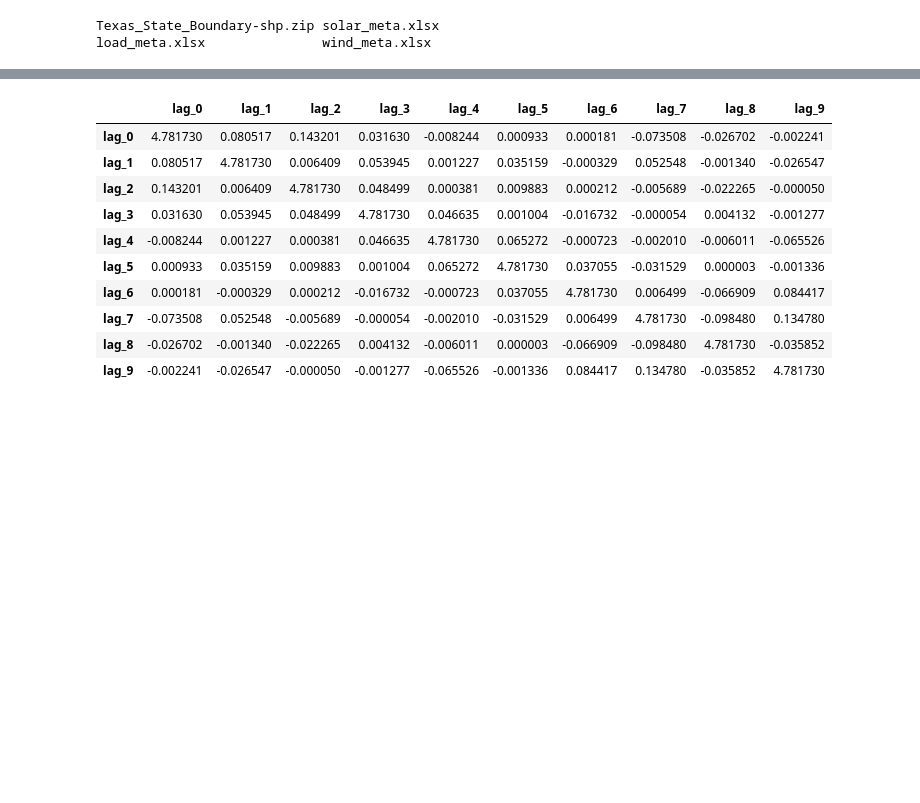
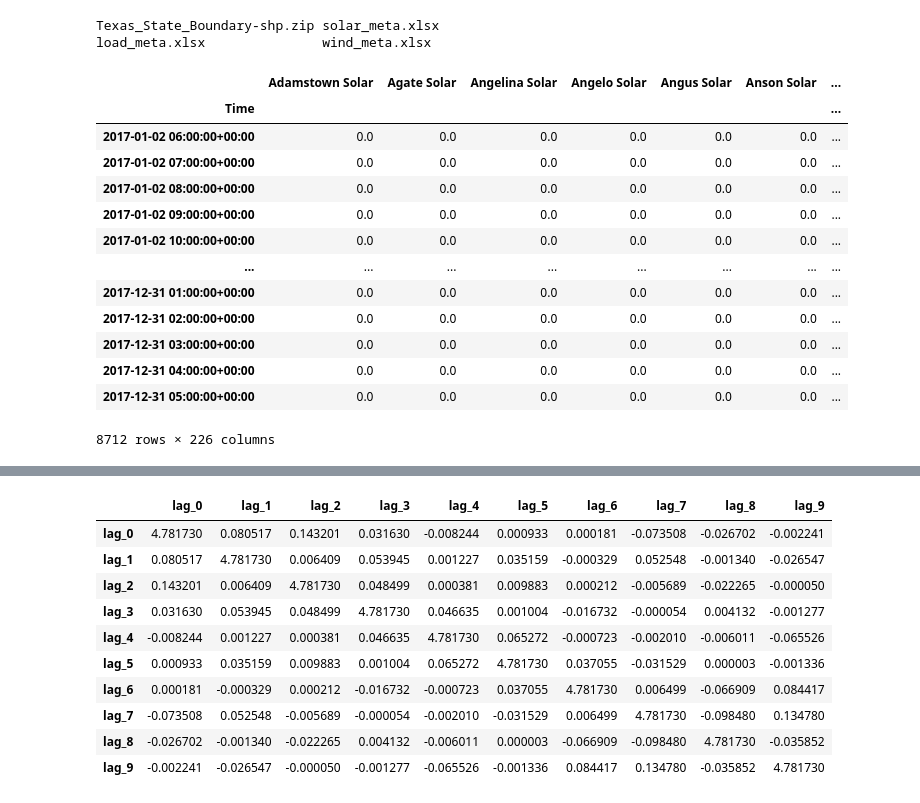
Before and after one commit to PrincetonUniversity/PGscen, a Jupyter notebook: example/solar_pca.ipynb, the cells around one changed output, grey strips where cells are left out. Drawn from its saved outputs; the diff is of its cells as text; code cells hidden in the pictures; blank space fills up the shorter version.

```diff
--- a/example/solar_pca.ipynb
+++ b/example/solar_pca.ipynb
@@ -47,3 +59,20 @@ scen_timesteps = pd.date_range(start=scen_start_time,periods=24, freq='H')
+# %%
+solar_site_actual_hists
+# %% [output]
+|  | Adamstown Solar | Agate Solar | Angelina Solar | Angelo Solar | Angus Solar | Anson Solar | ... |
+| Time |  |  |  |  |  |  | ... |
+| 2017-01-02 06:00:00+00:00 | 0.0 | 0.0 | 0.0 | 0.0 | 0.0 | 0.0 | ... |
+| 2017-01-02 07:00:00+00:00 | 0.0 | 0.0 | 0.0 | 0.0 | 0.0 | 0.0 | ... |
+| 2017-01-02 08:00:00+00:00 | 0.0 | 0.0 | 0.0 | 0.0 | 0.0 | 0.0 | ... |
+| 2017-01-02 09:00:00+00:00 | 0.0 | 0.0 | 0.0 | 0.0 | 0.0 | 0.0 | ... |
+| 2017-01-02 10:00:00+00:00 | 0.0 | 0.0 | 0.0 | 0.0 | 0.0 | 0.0 | ... |
+| ... | ... | ... | ... | ... | ... | ... | ... |
+| 2017-12-31 01:00:00+00:00 | 0.0 | 0.0 | 0.0 | 0.0 | 0.0 | 0.0 | ... |
+| 2017-12-31 02:00:00+00:00 | 0.0 | 0.0 | 0.0 | 0.0 | 0.0 | 0.0 | ... |
+| 2017-12-31 03:00:00+00:00 | 0.0 | 0.0 | 0.0 | 0.0 | 0.0 | 0.0 | ... |
+| 2017-12-31 04:00:00+00:00 | 0.0 | 0.0 | 0.0 | 0.0 | 0.0 | 0.0 | ... |
+| 2017-12-31 05:00:00+00:00 | 0.0 | 0.0 | 0.0 | 0.0 | 0.0 | 0.0 | ... |
+8712 rows × 226 columns
 # %%
 pge = PCAGeminiEngine(solar_site_actual_hists, solar_site_forecast_hists, scen_start_time, solar_meta_df)
 dist = pge.asset_distance().values
```
Also changed, not shown: parts of 26 cells of this notebook, 2 other files.
